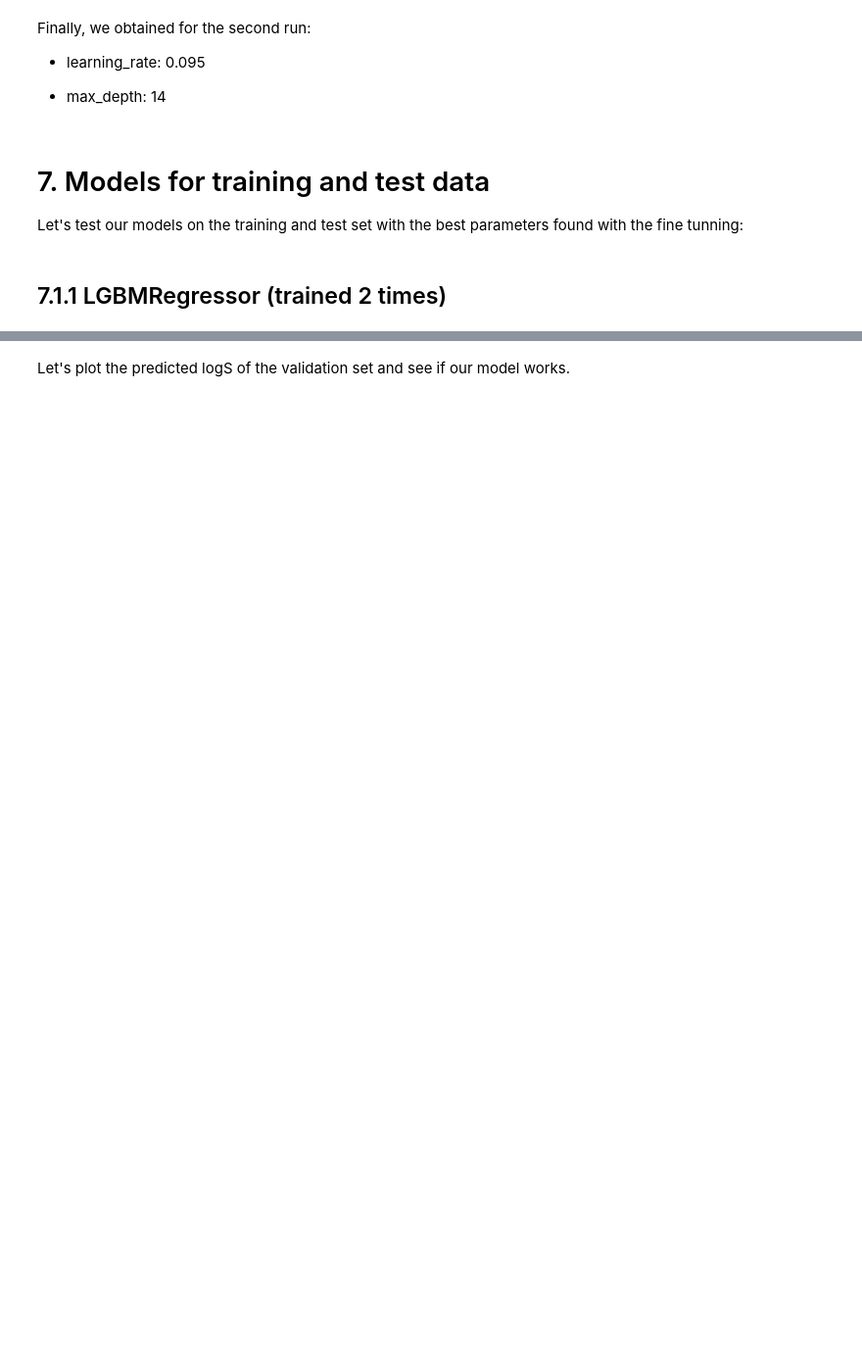
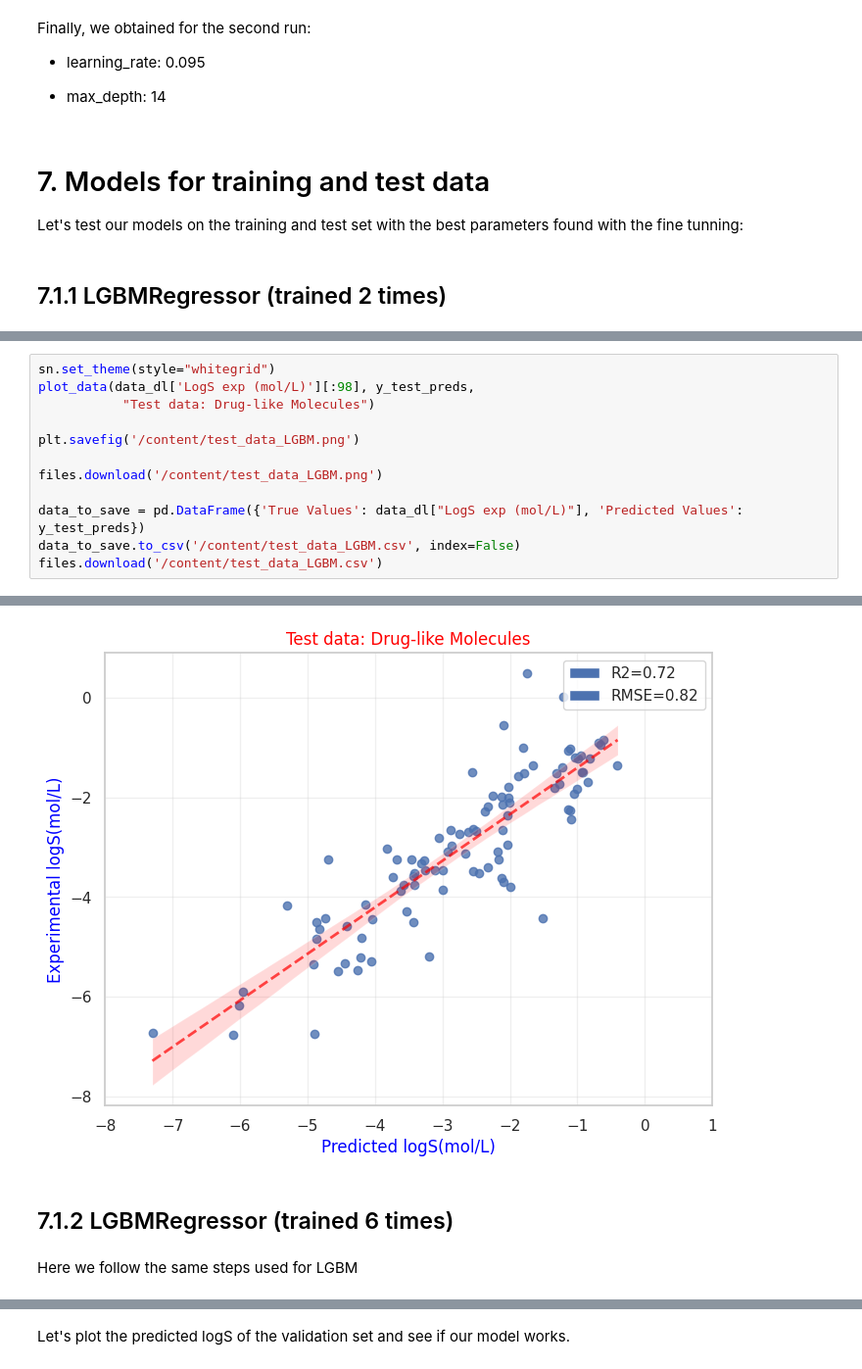
Before and after one commit to LucasCossard/WSPP_Projectppchem, a Jupyter notebook: Notebook_WSP.ipynb, the cells around one changed output, grey strips where cells are left out. Shown at 98% size. Drawn from its saved outputs; the diff is of its cells as text; blank space fills up the shorter version.

```diff
--- a/Notebook_WSP.ipynb
+++ b/Notebook_WSP.ipynb
@@ -663,0 +826,13 @@ def plot_data(actual, predicted, title):
+# %%
+sn.set_theme(style="whitegrid")
+plot_data(data_dl['LogS exp (mol/L)'][:98], y_test_preds,
+           "Test data: Drug-like Molecules")
+
+plt.savefig('/content/test_data_LGBM.png')
+
+files.download('/content/test_data_LGBM.png')
+
+data_to_save = pd.DataFrame({'True Values': data_dl["LogS exp (mol/L)"], 'Predicted Values': y_test_preds})
+data_to_save.to_csv('/content/test_data_LGBM.csv', index=False)
+files.download('/content/test_data_LGBM.csv')
+# %% [output]
@@ -663,0 +843,5 @@ def plot_data(actual, predicted, title):
+[figure, added]
+# %% [markdown]
+## 7.1.2 LGBMRegressor (trained 6 times)
+# %% [markdown]
+Here we follow the same steps used for LGBM
```
Also changed, not shown: parts of 105 cells of this notebook.
